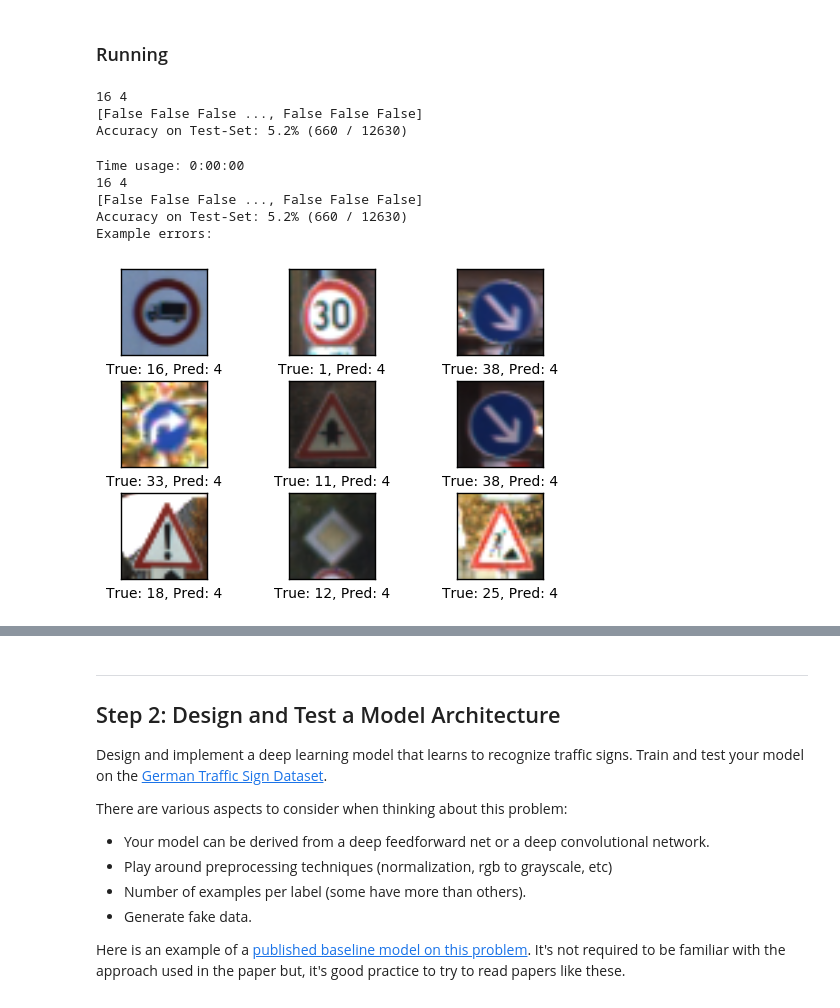
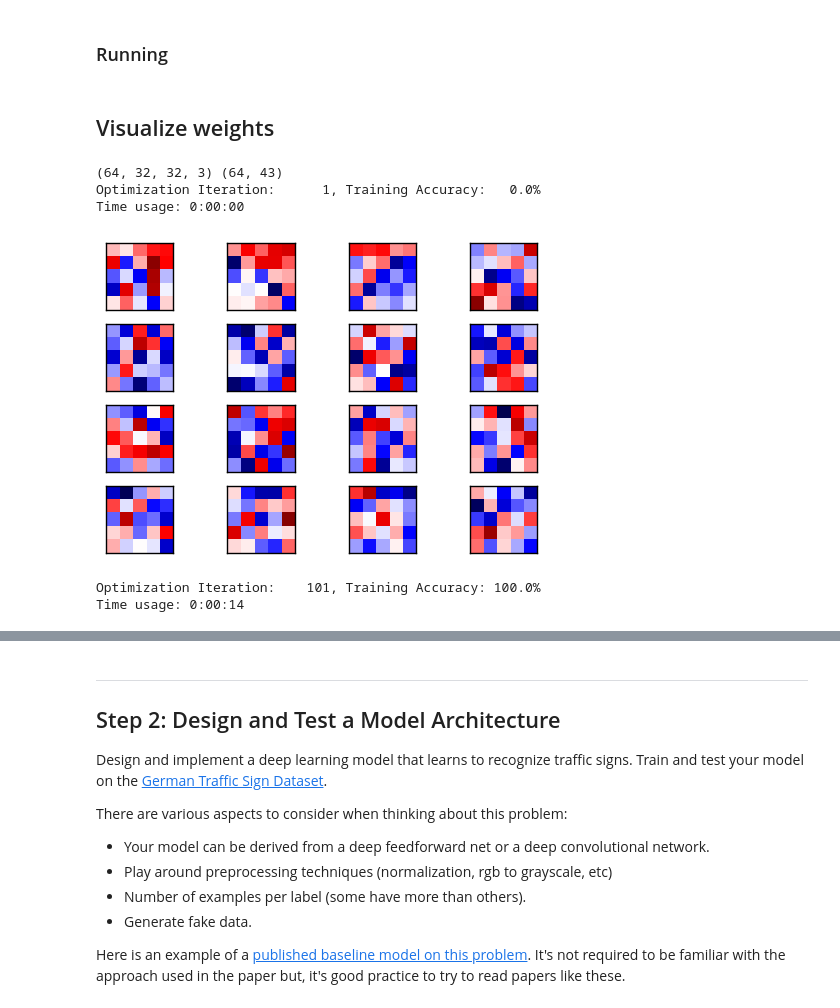
Before and after one commit to sirpsycho85/traffic-signs, a Jupyter notebook: Traffic_Signs_Recognition.ipynb, the cells around one changed output, grey strips where cells are left out. Cells and saved outputs as stored; diff of their text form; code cells hidden in the pictures.

```diff
--- a/Traffic_Signs_Recognition.ipynb
+++ b/Traffic_Signs_Recognition.ipynb
@@ -521,9 +516,5 @@ def print_test_accuracy(show_example_errors=False,
         plot_confusion_matrix(cls_pred=cls_pred)
 # %% [markdown]
 ### Running
-# %%
-print_test_accuracy()
-# %% [output]
-16 4
-[False False False ..., False False False]
-Accuracy on Test-Set: 5.2% (660 / 12630)
+# %% [markdown]
+## Visualize weights
@@ -530,10 +610,16 @@ Accuracy on Test-Set: 5.2% (660 / 12630)
 # %%
 optimize(num_iterations=1)
-print_test_accuracy(show_example_errors=True)
+# print_test_accuracy(show_example_errors=True)
 # %% [output]
+(64, 32, 32, 3) (64, 43)
+Optimization Iteration:      1, Training Accuracy:   0.0%
 Time usage: 0:00:00
-16 4
-[False False False ..., False False False]
-Accuracy on Test-Set: 5.2% (660 / 12630)
-Example errors:
-[figure, removed]
+# %%
+plot_conv_weights(weights=weights_conv1)
+# %% [output]
+[figure, added]
+# %%
+optimize(num_iterations=100)
+# %% [output]
+Optimization Iteration:    101, Training Accuracy: 100.0%
+Time usage: 0:00:14
```
Also changed, not shown: parts of 10 cells of this notebook.
